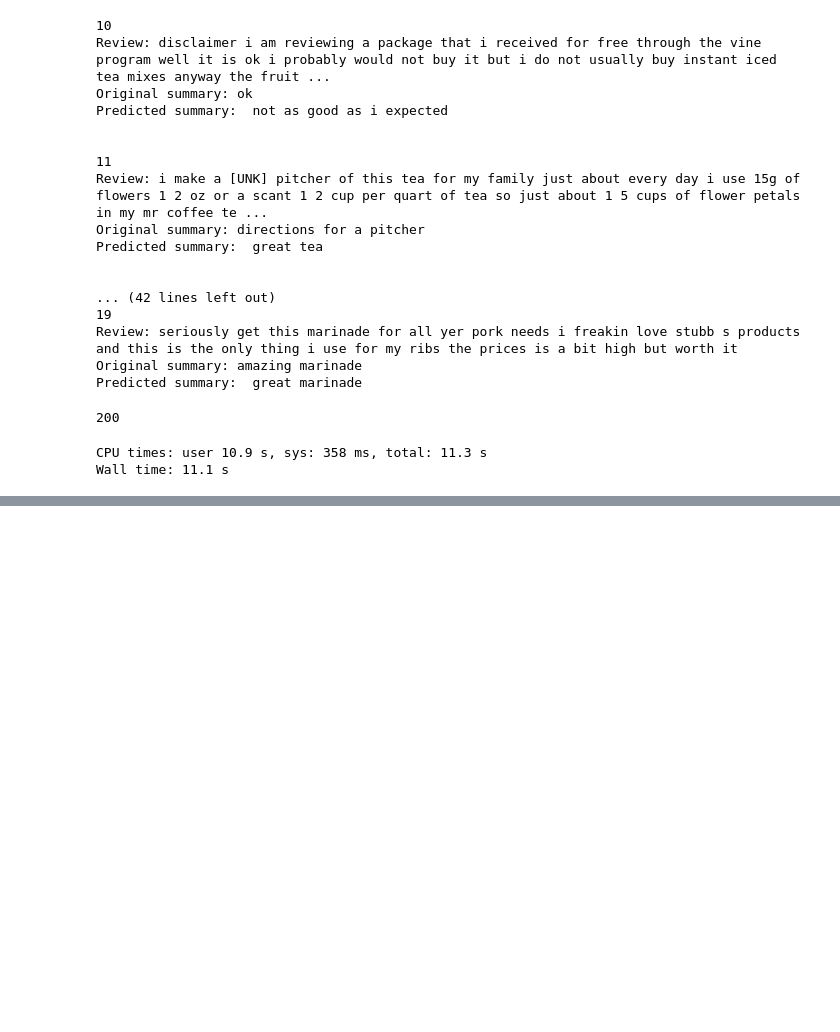
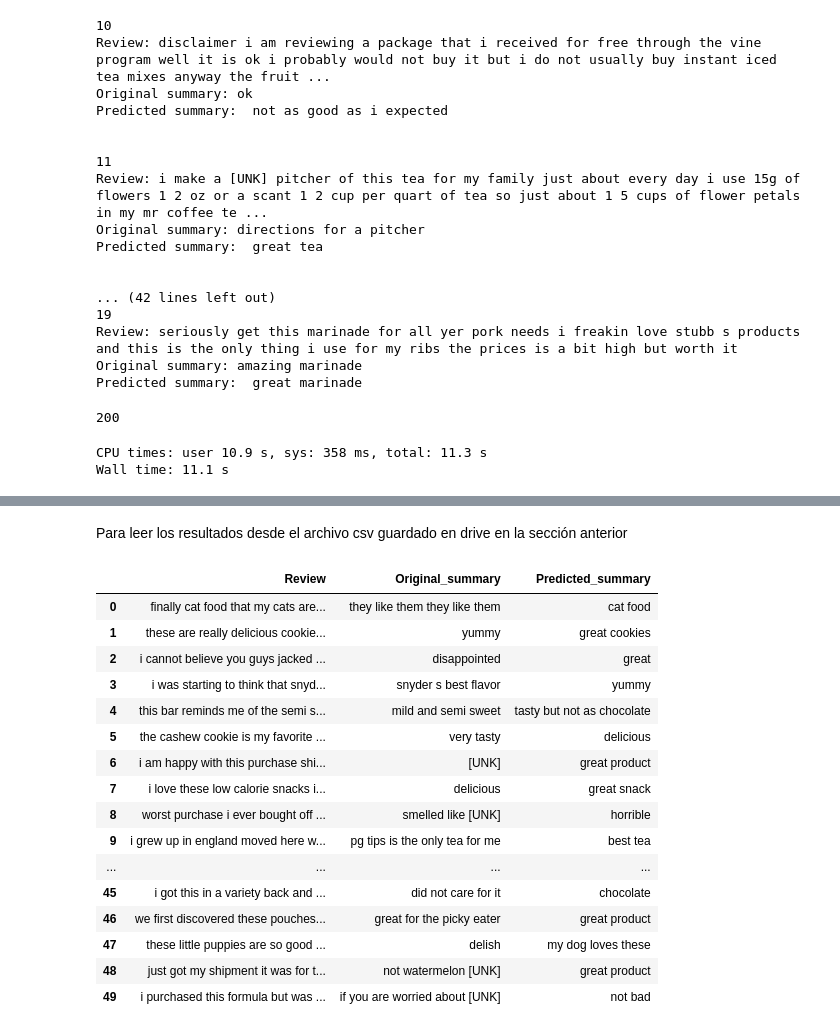
Before and after one commit to AnIsAsPe/RNN-Resumenes-de-Texto, a Jupyter notebook: Notebooks/Resumen_de_textos_usando_seq2seq_LSTM_w2v.ipynb, the cells around one changed output, grey strips where cells are left out. Drawn from its saved outputs; the diff is of its cells as text; code cells hidden in the pictures; blank space fills up the shorter version.

```diff
--- a/Notebooks/Resumen_de_textos_usando_seq2seq_LSTM_w2v.ipynb
+++ b/Notebooks/Resumen_de_textos_usando_seq2seq_LSTM_w2v.ipynb
@@ -802,0 +818,2 @@ Resultados
+# %% [markdown]
+Para leer los resultados desde el archivo csv guardado en drive en la sección anterior
@@ -802,0 +822,20 @@ Resultados
+# %%
+Resultados
+# %% [output]
+|  | Review | Original_summary | Predicted_summary |
+| 0 | finally cat food that my cats are... | they like them they like them | cat food |
+| 1 | these are really delicious cookie... | yummy | great cookies |
+| 2 | i cannot believe you guys jacked ... | disappointed | great |
+| 3 | i was starting to think that snyd... | snyder s best flavor | yummy |
+| 4 | this bar reminds me of the semi s... | mild and semi sweet | tasty but not as chocolate |
+| 5 | the cashew cookie is my favorite ... | very tasty | delicious |
+| 6 | i am happy with this purchase shi... | [UNK] | great product |
+| 7 | i love these low calorie snacks i... | delicious | great snack |
+| 8 | worst purchase i ever bought off ... | smelled like [UNK] | horrible |
+| 9 | i grew up in england moved here w... | pg tips is the only tea for me | best tea |
+| ... | ... | ... | ... |
+| 45 | i got this in a variety back and ... | did not care for it | chocolate |
+| 46 | we first discovered these pouches... | great for the picky eater | great product |
+| 47 | these little puppies are so good ... | delish | my dog loves these |
+| 48 | just got my shipment it was for t... | not watermelon [UNK] | great product |
+| 49 | i purchased this formula but was ... | if you are worried about [UNK] | not bad |
```
Also changed, not shown: parts of 17 cells of this notebook.
